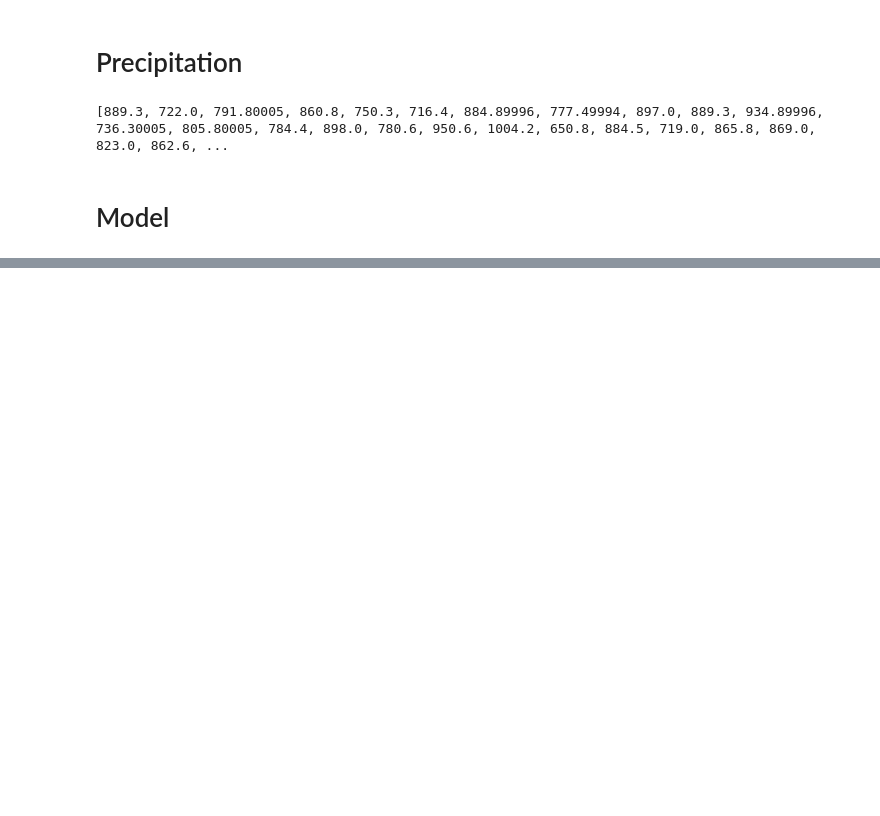
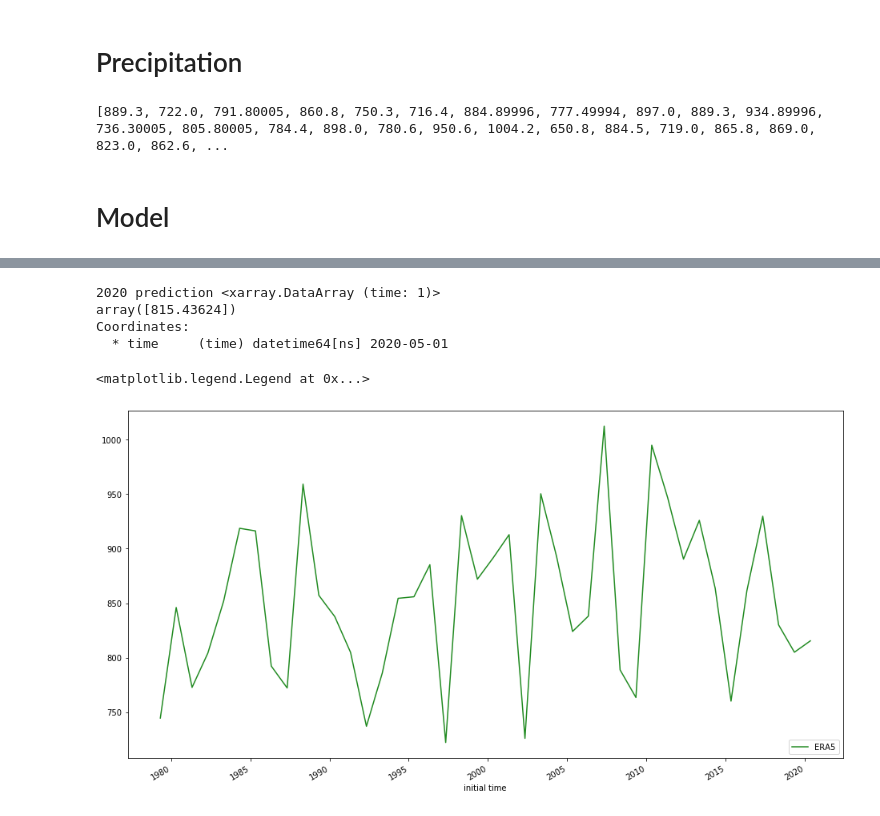
Before and after one commit to medhap02/AllIndiaRainfall, a Jupyter notebook: src/ISM_Model1_2020Predictions.ipynb, the cells around one changed output, grey strips where cells are left out. Cells and saved outputs as stored; diff of their text form; code cells hidden in the pictures; blank space fills up the shorter version.

Commit message:
2020 predictions with ERA5

```diff
--- a/src/ISM_Model1_2020Predictions.ipynb
+++ b/src/ISM_Model1_2020Predictions.ipynb
@@ -110,11 +93,11 @@ latrange1 = sst.sel(lat = slice(5, -20)).lat
 weights1 = np.cos(latrange1*np.pi/180)
 
 marchdata1 = sst.sel(lat = slice(5, -20), lon = slice(150, 170), time = (sst['time.month']==3))
-marchSST1 = marchdata1.sel(time = slice('2020-03-01', '2020-03-01'))
+marchSST1 = marchdata1.sel(time = slice('1979-03-01', '2020-03-01'))
 marchmean1 = (marchSST1*weights1).mean({'lon', 'lat'})/weights1.mean() - 273.15
 
 maydata1 = sst.sel(lat = slice(5, -20), lon = slice(150, 170), time = (sst['time.month']==5))
-maySST1 = maydata1.sel(time = slice('2020-05-01', '2020-05-01'))
+maySST1 = maydata1.sel(time = slice('1979-05-01', '2020-05-01'))
 maymean1 = (maySST1*weights1).mean({'lon', 'lat'})/weights1.mean() - 273.15
 
 marchmean1.time.data = maymean1.time.data
@@ -125,11 +108,11 @@ latrange2 = sst.sel(lat = slice(10, -10)).lat
 weights2 = np.cos(latrange2*np.pi/180)
 
 marchdata2 = sst.sel(lat = slice(10, -10), lon = slice(250, 280), time = (sst['time.month']==3))
-marchSST2 = marchdata2.sel(time = slice('2020-03-01', '2020-03-01'))
+marchSST2 = marchdata2.sel(time = slice('1979-03-01', '2020-03-01'))
 marchmean2 = (marchSST2*weights2).mean({'lon', 'lat'})/weights2.mean() - 273.15
 
 maydata2 = sst.sel(lat = slice(10, -10), lon = slice(250, 280), time = (sst['time.month']==5))
-maySST2 = maydata2.sel(time = slice('2020-05-01', '2020-05-01'))
+maySST2 = maydata2.sel(time = slice('1979-05-01', '2020-05-01'))
 maymean2 = (maySST2*weights2).mean({'lon', 'lat'})/weights2.mean() - 273.15
 
 marchmean2.time.data = maymean2.time.data
@@ -174,11 +159,11 @@ latrange1 = sst.sel(lat = slice(-10, -25)).lat
 weights1 = np.cos(latrange1*np.pi/180)
 
 aprildata1 = sst.sel(lat = slice(-10, -25), lon = slice(170, 200), time = (sst['time.month']==4))
-aprilSST1 = aprildata1.sel(time = slice('2020-04-01', '2020-04-01'))
+aprilSST1 = aprildata1.sel(time = slice('1979-04-01', '2020-04-01'))
 aprilmean1 = (aprilSST1*weights1).mean({'lon', 'lat'})/weights1.mean() - 273.15
 
 maydata1 = sst.sel(lat = slice(-10, -25), lon = slice(170, 200), time = (sst['time.month']==5))
-maySST1 = maydata1.sel(time = slice('2020-05-01', '2020-05-01'))
+maySST1 = maydata1.sel(time = slice('1979-05-01', '2020-05-01'))
 maymean1 = (maySST1*weights1).mean({'lon', 'lat'})/weights1.mean() - 273.15
 
 aprilmean1.time.data = maymean1.time.data
@@ -189,11 +174,11 @@ latrange2 = sst.sel(lat = slice(20, 5)).lat
 weights2 = np.cos(latrange2*np.pi/180)
 
 aprildata2 = sst.sel(lat = slice(20, 5), lon = slice(180, 210), time = (sst['time.month']==4))
-aprilSST2 = aprildata2.sel(time = slice('2020-04-01', '2020-04-01'))
+aprilSST2 = aprildata2.sel(time = slice('1979-04-01', '2020-04-01'))
 aprilmean2 = (aprilSST2*weights2).mean({'lon', 'lat'})/weights2.mean() - 273.15
 
 maydata2 = sst.sel(lat = slice(20, 5), lon = slice(180, 210), time = (sst['time.month']==5))
-maySST2 = maydata2.sel(time = slice('2020-05-01', '2020-05-01'))
+maySST2 = maydata2.sel(time = slice('1979-05-01', '2020-05-01'))
 maymean2 = (maySST2*weights2).mean({'lon', 'lat'})/weights2.mean() - 273.15
 
 aprilmean2.time.data = maymean2.time.data
@@ -229,11 +212,11 @@ latrange1 = slp.sel(lat = slice(-10, -40)).lat
 weights1 = np.cos(latrange1*np.pi/180)
 
 aprildata1 = slp.sel(lat = slice(-10, -40), lon = slice(200, 270), time = (slp['time.month']==4))
-aprilSLP1 = aprildata1.sel(time=slice('2020-04-01','2020-04-01'))
+aprilSLP1 = aprildata1.sel(time=slice('1979-04-01','2020-04-01'))
 aprilmean1 = ((aprilSLP1*weights1).mean({'lon', 'lat'})/weights1.mean())/100
 
 maydata1 = slp.sel(lat = slice(-10, -40), lon = slice(200, 270), time = (slp['time.month']==5))
-maySLP1 = maydata1.sel(time = slice('2020-05-01', '2020-05-01'))
+maySLP1 = maydata1.sel(time = slice('1979-05-01', '2020-05-01'))
 maymean1 = ((maySLP1*weights1).mean({'lon', 'lat'})/weights1.mean())/100
 
 aprilmean1.time.data = maymean1.time.data
@@ -244,11 +227,11 @@ latrange2 = slp.sel(lat = slice(30, 10)).lat
 weights2 = np.cos(latrange2*np.pi/180)
 
 aprildata2 = slp.sel(lat = slice(30, 10), lon = slice(180, 230), time = (slp['time.month']==4))
-aprilSLP2 = aprildata2.sel(time = slice('2020-04-01', '2020-04-01'))
+aprilSLP2 = aprildata2.sel(time = slice('1979-04-01', '2020-04-01'))
 aprilmean2 = ((aprilSLP2*weights2).mean({'lon', 'lat'})/weights2.mean())/100
 
 maydata2 = slp.sel(lat = slice(30, 10), lon = slice(180, 230), time = (slp['time.month']==5))
-maySLP2 = maydata2.sel(time = slice('2020-05-01', '2020-05-01'))
+maySLP2 = maydata2.sel(time = slice('1979-05-01', '2020-05-01'))
 maymean2 = ((maySLP2*weights2).mean({'lon', 'lat'})/weights2.mean())/100
 
 aprilmean2.time.data = maymean2.time.data
@@ -276,11 +269,11 @@ latrange = slp.sel(lat = slice(60, 40)).lat
 weights = np.cos(latrange*np.pi/180)
 
 marchdata = slp.sel(lat = slice(60, 40), lon = slice(95, 125), time = (slp['time.month']==3))
-marchSLP = marchdata.sel(time = slice('2020-03-01', '2020-03-01'))
+marchSLP = marchdata.sel(time = slice('1979-03-01', '2020-03-01'))
 marchmean = ((marchSLP*weights).mean({'lon', 'lat'})/weights.mean())/100
 
 maydata = slp.sel(lat = slice(60, 40), lon = slice(95, 125), time = (slp['time.month']==5))
-maySLP = maydata.sel(time = slice('2020-05-01', '2020-05-01'))
+maySLP = maydata.sel(time = slice('1979-05-01', '2020-05-01'))
 maymean = ((maySLP*weights).mean({'lon', 'lat'})/weights.mean())/100
 
 marchmean.time.data = maymean.time.data
@@ -370,2 +379,15 @@ Coordinates:
+# %%
+print("2020 prediction", final.sel(time = slice('2020-05-01', '2020-05-01')))
+plt.figure(figsize=(16,8))
+plt.title('1979 - 2020 predictions', fontsize = 'xx-large')
+final.plot(label='ERA5', color = 'forestgreen')
+plt.legend(loc='lower right')
+# %% [output]
+2020 prediction <xarray.DataArray (time: 1)>
+array([815.43624])
+Coordinates:
+  * time     (time) datetime64[ns] 2020-05-01
+<matplotlib.legend.Legend at 0x...>
+[figure, added]
 # %%
 # Copyright (c) 2020 Medha Palavalli.
```
Also changed, not shown: parts of 12 cells of this notebook.
